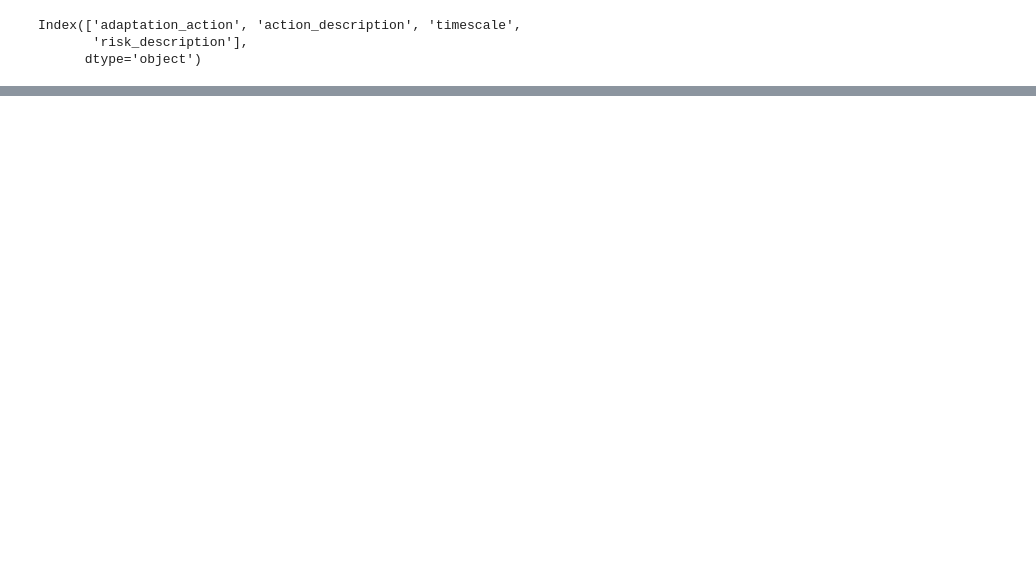
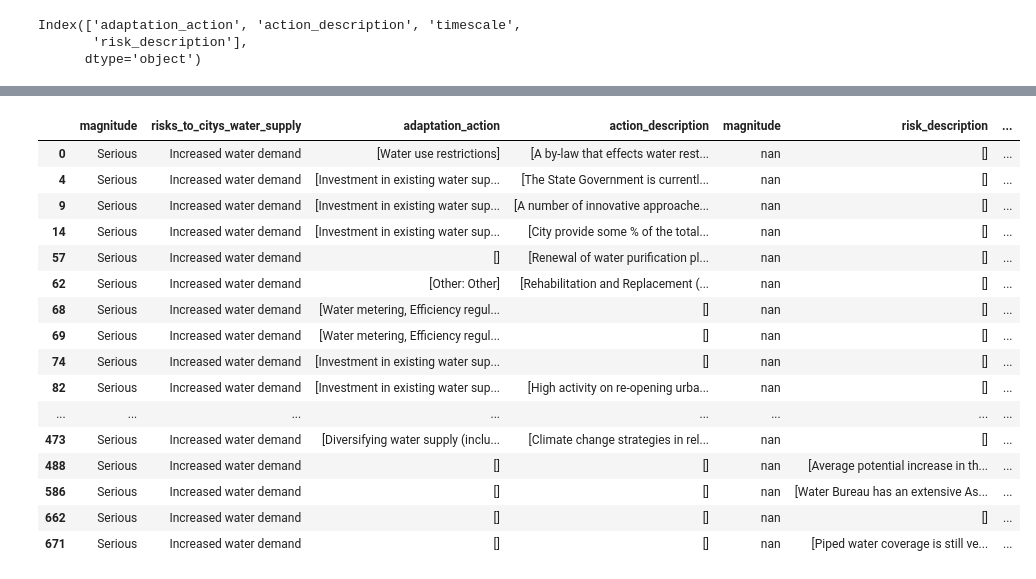
Before and after one commit to MDAIceland/WaterSecurity, a Jupyter notebook: labeled_preprocessing/exploration/explore.ipynb, the cells around one changed output, grey strips where cells are left out. Saved outputs shown, nothing was run; the diff lists cells and outputs as text; code cells hidden in the pictures; blank space fills up the shorter version.

```diff
--- a/labeled_preprocessing/exploration/explore.ipynb
+++ b/labeled_preprocessing/exploration/explore.ipynb
@@ -312,0 +447,13 @@ array([-1.69838220e-02,  1.12242132e-01, -4.27668765e-02, -1.07277714e-01,
+# %%
+from sklearn.impute import SimpleImputer
+from sklearn.pipeline import Pipeline
+filled = SimpleImputer(strategy='median').fit_transform(whole)
+# %%
+imputed = np.array([
+    encoders[x].inverse_transform(
+    filled[:, c].astype(int)
+ ) for c,x in enumerate(cols_to_encode)]).T
+# %%
+c40_data_imputed = c40_data_r.copy()
+# %%
+c40_data_imputed[cols_to_encode] = imputed
@@ -312,0 +476,20 @@ array([-1.69838220e-02,  1.12242132e-01, -4.27668765e-02, -1.07277714e-01,
+# %%
+pd.concat([c40_data_imputed[cols_to_encode],c40_data_r[value_columns]],axis=1)[c40_data_r[cols_to_encode[0]] == 'nan']
+# %% [output]
+|  | magnitude | risks_to_citys_water_supply | adaptation_action | action_description | magnitude | risk_description | ... |
+| 0 | Serious | Increased water demand | [Water use restrictions] | [A by-law that effects water rest... | nan | [] | ... |
+| 4 | Serious | Increased water demand | [Investment in existing water sup... | [The State Government is currentl... | nan | [] | ... |
+| 9 | Serious | Increased water demand | [Investment in existing water sup... | [A number of innovative approache... | nan | [] | ... |
+| 14 | Serious | Increased water demand | [Investment in existing water sup... | [City provide some % of the total... | nan | [] | ... |
+| 57 | Serious | Increased water demand | [] | [Renewal of water purification pl... | nan | [] | ... |
+| 62 | Serious | Increased water demand | [Other: Other] | [Rehabilitation and Replacement (... | nan | [] | ... |
+| 68 | Serious | Increased water demand | [Water metering, Efficiency regul... | [] | nan | [] | ... |
+| 69 | Serious | Increased water demand | [Water metering, Efficiency regul... | [] | nan | [] | ... |
+| 74 | Serious | Increased water demand | [Investment in existing water sup... | [] | nan | [] | ... |
+| 82 | Serious | Increased water demand | [Investment in existing water sup... | [High activity on re-opening urba... | nan | [] | ... |
+| ... | ... | ... | ... | ... | ... | ... | ... |
+| 473 | Serious | Increased water demand | [Diversifying water supply (inclu... | [Climate change strategies in rel... | nan | [] | ... |
+| 488 | Serious | Increased water demand | [] | [] | nan | [Average potential increase in th... | ... |
+| 586 | Serious | Increased water demand | [] | [] | nan | [Water Bureau has an extensive As... | ... |
+| 662 | Serious | Increased water demand | [] | [] | nan | [] | ... |
+| 671 | Serious | Increased water demand | [] | [] | nan | [Piped water coverage is still ve... | ... |
```
Also changed, not shown: parts of 42 cells of this notebook.
